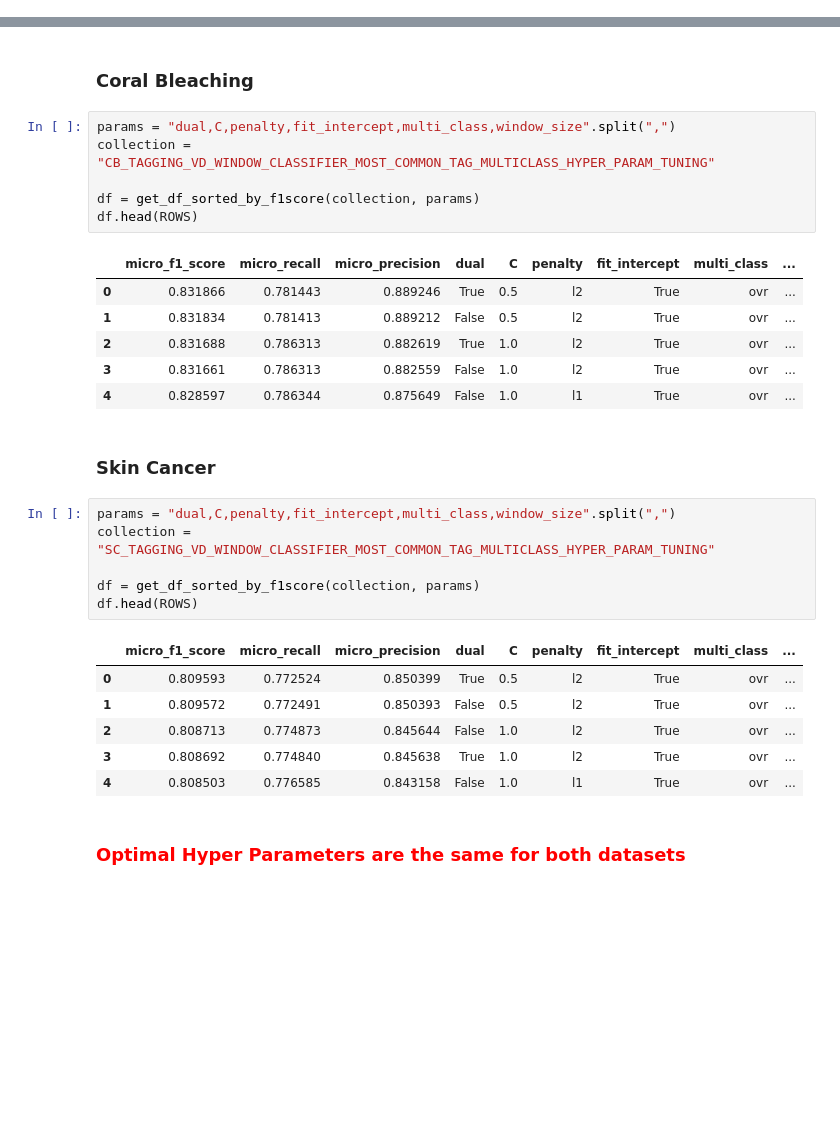
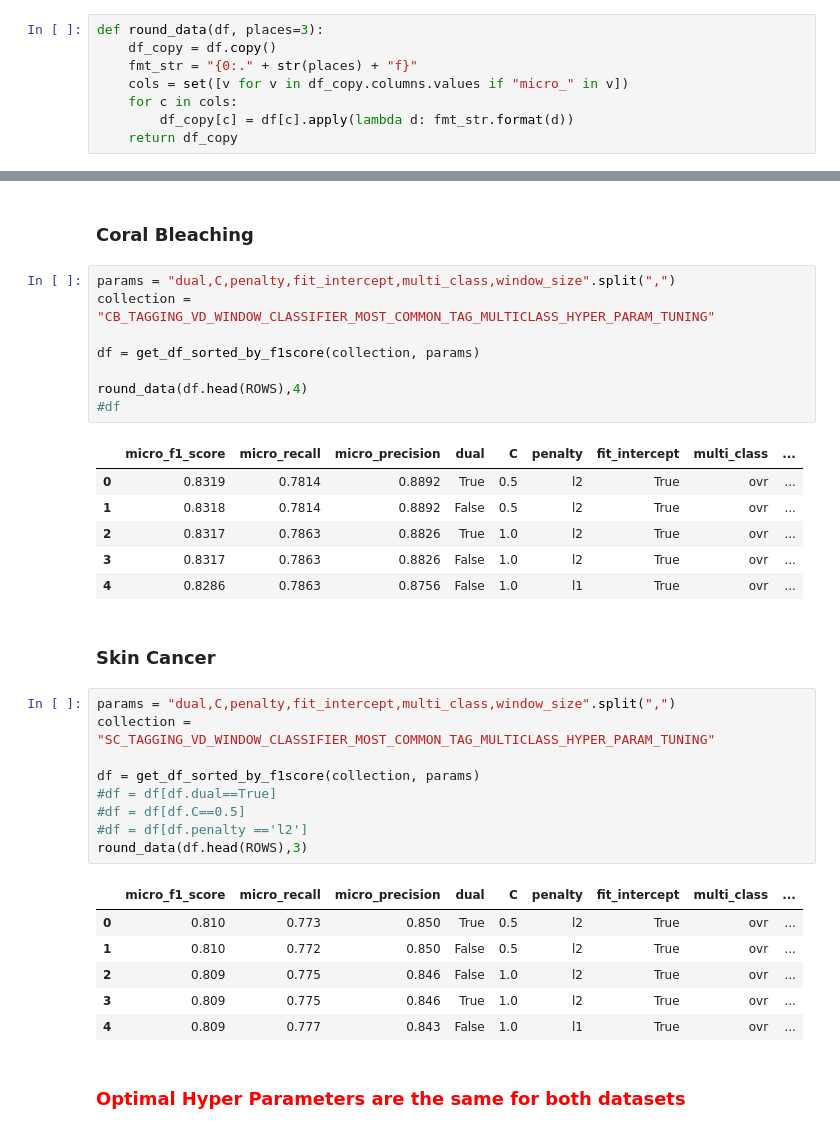
Before and after one commit to simonhughes22/PythonNlpResearch, a Jupyter notebook: notebooks/Mongo Queries/Query Model Hyper Parameter Tuning Results.ipynb, the cells around one changed output, grey strips where cells are left out. Saved outputs shown, nothing was run; the diff lists cells and outputs as text; blank space fills up the shorter version.

```diff
--- a/notebooks/Mongo Queries/Query Model Hyper Parameter Tuning Results.ipynb
+++ b/notebooks/Mongo Queries/Query Model Hyper Parameter Tuning Results.ipynb
@@ -113,6 +113,14 @@ def get_window_classifier_results(prefix):
     return pd.DataFrame(dfs).sort_values("micro_f1_score", ascending=False)
 # %% [markdown]
 # Which Problem Transformation Method Was Best?
+# %%
+def round_data(df, places=3):
+    df_copy = df.copy()
+    fmt_str = "{0:." + str(places) + "f}"
+    cols = set([v for v in df_copy.columns.values if "micro_" in v])
+    for c in cols:
+        df_copy[c] = df[c].apply(lambda d: fmt_str.format(d))
+    return df_copy
 # %% [markdown]
 ## Coral Bleaching
 # %%
@@ -159,16 +166,18 @@ ROWS = 5
 # %%
 params = "dual,C,penalty,fit_intercept,multi_class,window_size".split(",")
 collection = "CB_TAGGING_VD_WINDOW_CLASSIFIER_MOST_COMMON_TAG_MULTICLASS_HYPER_PARAM_TUNING"
 
 df = get_df_sorted_by_f1score(collection, params)
-df.head(ROWS)
+
+round_data(df.head(ROWS),4)
+#df
 # %% [output]
 |  | micro_f1_score | micro_recall | micro_precision | dual | C | penalty | fit_intercept | multi_class | ... |
-| 0 | 0.831866 | 0.781443 | 0.889246 | True | 0.5 | l2 | True | ovr | ... |
-| 1 | 0.831834 | 0.781413 | 0.889212 | False | 0.5 | l2 | True | ovr | ... |
-| 2 | 0.831688 | 0.786313 | 0.882619 | True | 1.0 | l2 | True | ovr | ... |
-| 3 | 0.831661 | 0.786313 | 0.882559 | False | 1.0 | l2 | True | ovr | ... |
-| 4 | 0.828597 | 0.786344 | 0.875649 | False | 1.0 | l1 | True | ovr | ... |
+| 0 | 0.8319 | 0.7814 | 0.8892 | True | 0.5 | l2 | True | ovr | ... |
+| 1 | 0.8318 | 0.7814 | 0.8892 | False | 0.5 | l2 | True | ovr | ... |
+| 2 | 0.8317 | 0.7863 | 0.8826 | True | 1.0 | l2 | True | ovr | ... |
+| 3 | 0.8317 | 0.7863 | 0.8826 | False | 1.0 | l2 | True | ovr | ... |
+| 4 | 0.8286 | 0.7863 | 0.8756 | False | 1.0 | l1 | True | ovr | ... |
 # %% [markdown]
 ### Skin Cancer
 # %%
@@ -176,14 +185,17 @@ params = "dual,C,penalty,fit_intercept,multi_class,window_size".split(",")
 collection = "SC_TAGGING_VD_WINDOW_CLASSIFIER_MOST_COMMON_TAG_MULTICLASS_HYPER_PARAM_TUNING"
 
 df = get_df_sorted_by_f1score(collection, params)
-df.head(ROWS)
+#df = df[df.dual==True]
+#df = df[df.C==0.5]
+#df = df[df.penalty =='l2']
+round_data(df.head(ROWS),3)
 # %% [output]
 |  | micro_f1_score | micro_recall | micro_precision | dual | C | penalty | fit_intercept | multi_class | ... |
-| 0 | 0.809593 | 0.772524 | 0.850399 | True | 0.5 | l2 | True | ovr | ... |
-| 1 | 0.809572 | 0.772491 | 0.850393 | False | 0.5 | l2 | True | ovr | ... |
-| 2 | 0.808713 | 0.774873 | 0.845644 | False | 1.0 | l2 | True | ovr | ... |
-| 3 | 0.808692 | 0.774840 | 0.845638 | True | 1.0 | l2 | True | ovr | ... |
-| 4 | 0.808503 | 0.776585 | 0.843158 | False | 1.0 | l1 | True | ovr | ... |
+| 0 | 0.810 | 0.773 | 0.850 | True | 0.5 | l2 | True | ovr | ... |
+| 1 | 0.810 | 0.772 | 0.850 | False | 0.5 | l2 | True | ovr | ... |
+| 2 | 0.809 | 0.775 | 0.846 | False | 1.0 | l2 | True | ovr | ... |
+| 3 | 0.809 | 0.775 | 0.846 | True | 1.0 | l2 | True | ovr | ... |
+| 4 | 0.809 | 0.777 | 0.843 | False | 1.0 | l1 | True | ovr | ... |
 # %% [markdown]
 ### <span style="color:red">Optimal Hyper Parameters are the same for both datasets </span>
 # %% [markdown]
```
Also changed, not shown: parts of 16 cells of this notebook, 2 other files.
